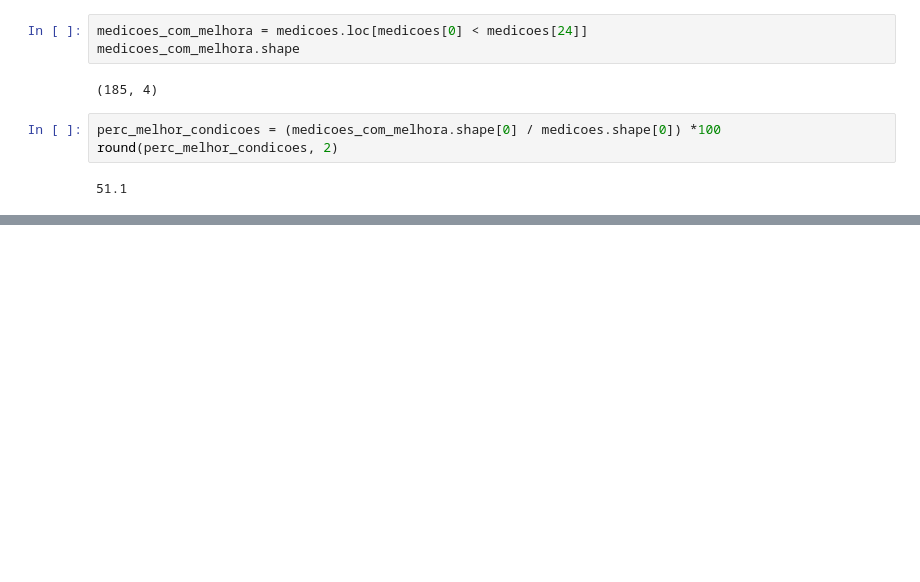
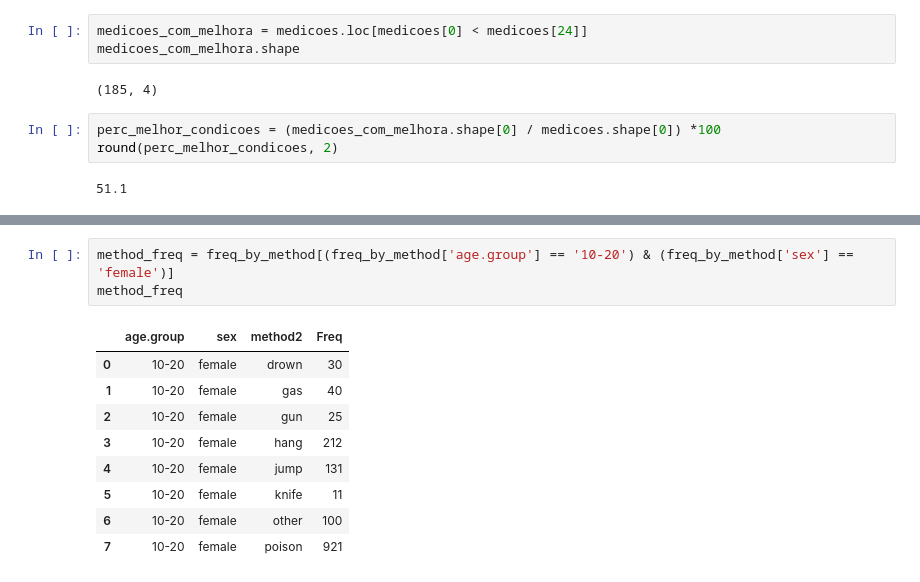
Before and after one commit to queite/bootcamp-data-analytics, a Jupyter notebook: Desafio_Python_Pandas.ipynb, the cells around one changed output, grey strips where cells are left out. Drawn from its saved outputs; the diff is of its cells as text; blank space fills up the shorter version.

```diff
--- a/Desafio_Python_Pandas.ipynb
+++ b/Desafio_Python_Pandas.ipynb
@@ -437,0 +518,13 @@ round(perc_melhor_condicoes, 2)
+# %%
+method_freq = freq_by_method[(freq_by_method['age.group'] == '10-20') & (freq_by_method['sex'] == 'female')]
+method_freq
+# %% [output]
+|  | age.group | sex | method2 | Freq |
+| 0 | 10-20 | female | drown | 30 |
+| 1 | 10-20 | female | gas | 40 |
+| 2 | 10-20 | female | gun | 25 |
+| 3 | 10-20 | female | hang | 212 |
+| 4 | 10-20 | female | jump | 131 |
+| 5 | 10-20 | female | knife | 11 |
+| 6 | 10-20 | female | other | 100 |
+| 7 | 10-20 | female | poison | 921 |
```
Also changed, not shown: parts of 9 cells of this notebook.
